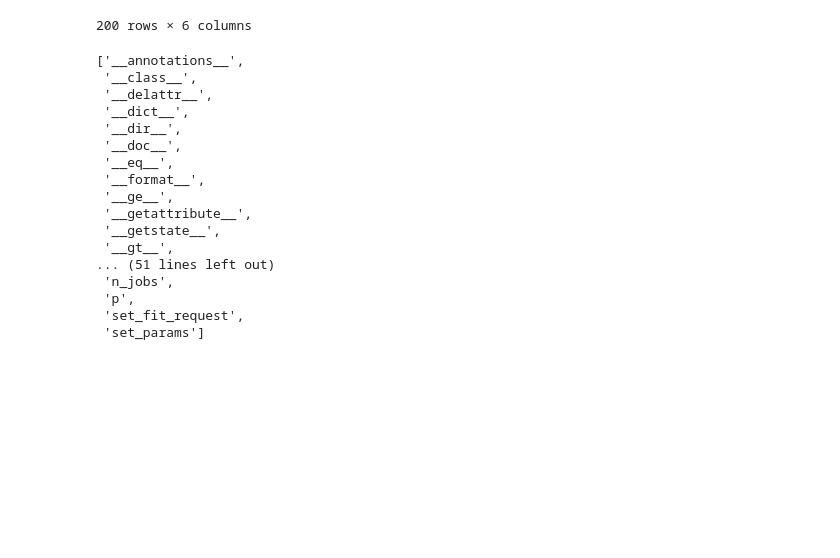
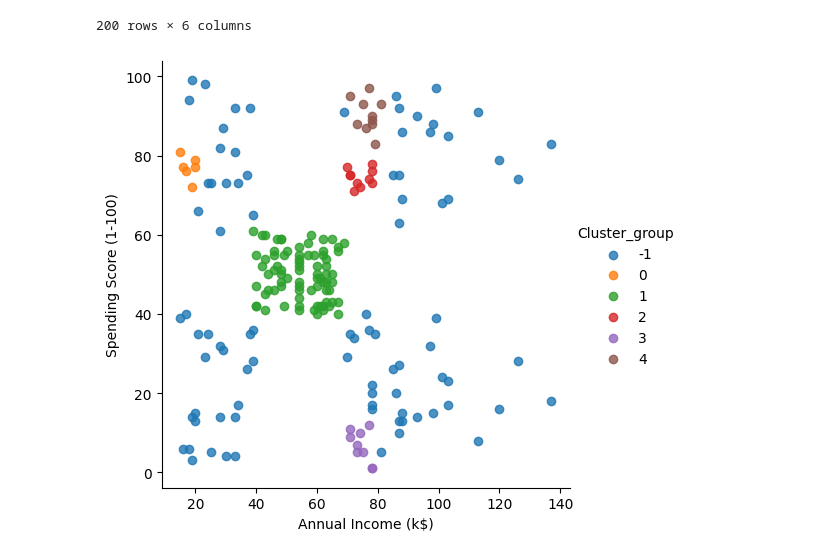
Before and after one commit to EKaviyasindhu/Machine-Learning, a Jupyter notebook: Clustering/6.DBSCAN_Clustering.ipynb, the cells around one changed output. Cells and saved outputs as stored; diff of their text form; code cells hidden in the pictures; blank space fills up the shorter version.

```diff
--- a/Clustering/6.DBSCAN_Clustering.ipynb
+++ b/Clustering/6.DBSCAN_Clustering.ipynb
@@ -100,20 +100,9 @@ supervised.to_csv("cluster_MS.csv",index=False)
 # %%
-dir(DB)
+#dir(DB)
-# %% [output]
-['__annotations__',
- '__class__',
- '__delattr__',
- '__dict__',
- '__dir__',
- '__doc__',
- '__eq__',
- '__format__',
- '__ge__',
- '__getattribute__',
- '__getstate__',
- '__gt__',
-... (51 lines left out)
- 'n_jobs',
- 'p',
- 'set_fit_request',
- 'set_params']
+# %%
+#TO VISUALIZE THE CLUSTERED DATA
+import seaborn as sns
+facet = sns.lmplot(data=supervised, x=supervised.columns[3], y=supervised.columns[4], hue=supervised.columns[5],
+                   fit_reg=False, legend=True, legend_out=True)
+# %% [output]
+[figure, added]
```
Also changed, not shown: parts of 1 cell of this notebook.
